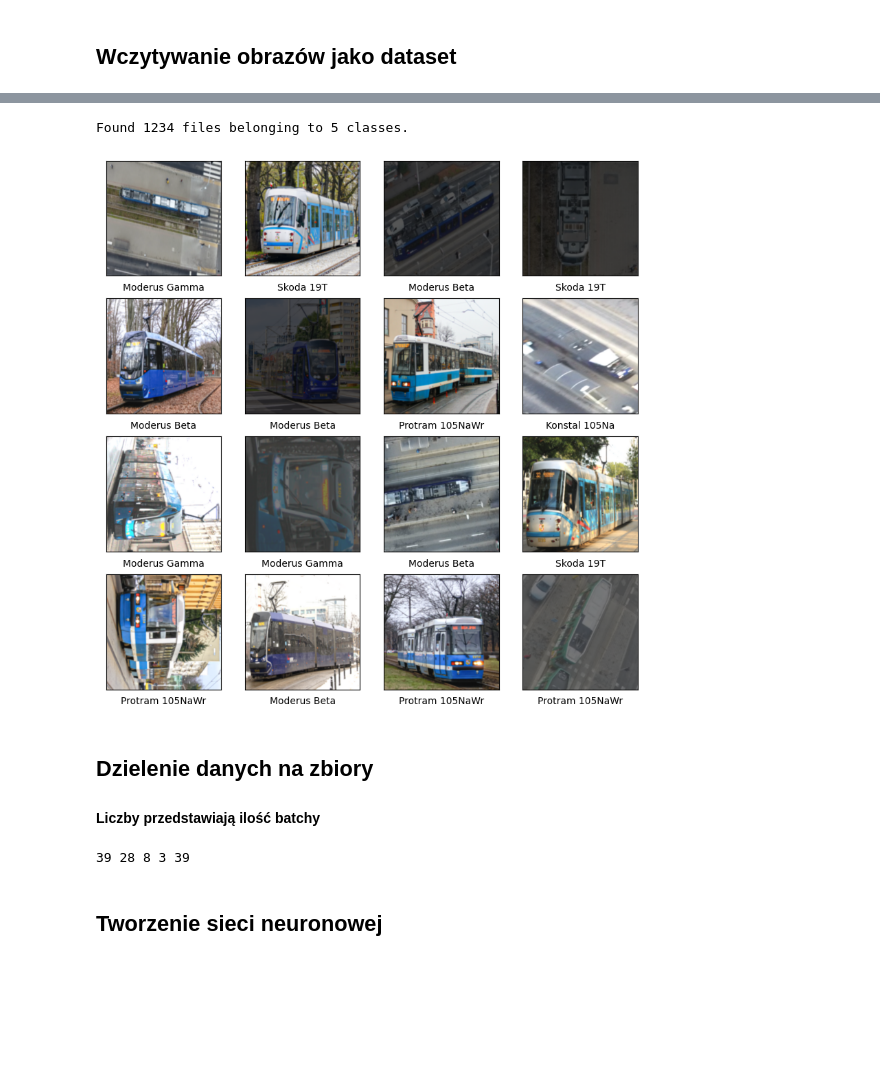
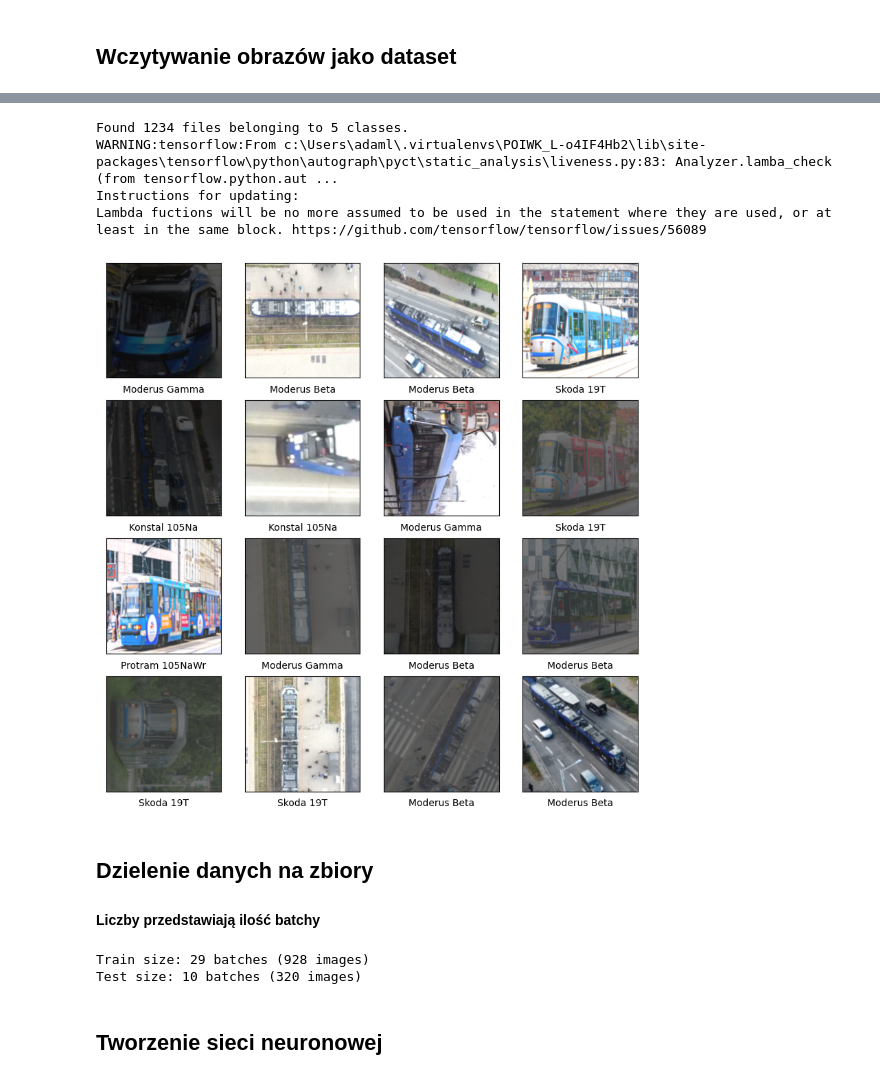
Before and after one commit to zapalke/tram-prediction, a Jupyter notebook: p_siec.ipynb, the cells around one changed output, grey strips where cells are left out. Drawn from its saved outputs; the diff is of its cells as text; code cells hidden in the pictures; blank space fills up the shorter version.

```diff
--- a/p_siec.ipynb
+++ b/p_siec.ipynb
@@ -9,10 +9,10 @@ import os
 ## Zmiana rozmaru zdjęć oraz powiększenie zbioru danych
 # %%
 root = os.getcwd()
-save_dir = "C:\\Users\\adaml\\OneDrive - Politechnika Wroclawska\\pwr\\Semestr 5\\POIWK_L\\images\\keras_train"
-print(save_dir)
-os.chdir("C:\\Users\\adaml\\OneDrive - Politechnika Wroclawska\\pwr\\Semestr 5\\POIWK_L\\filmy")
-dirs = [dir for dir in os.scandir() if os.path.isdir(dir)]
+load_dir = os.path.join(root, "images\keras_train")
+print(f"Current working directory: {root}")
+print(f"Loading images from: {load_dir}")
+dirs = [dir for dir in os.scandir(load_dir) if os.path.isdir(dir)]
 labels = [x.name for x in dirs]
 labels
 # %% [output]
@@ -136,27 +151,25 @@ def load_dataset(path,labels):
 # %%
 import tensorflow as tf
-data = tf.keras.utils.image_dataset_from_directory("C:\\Users\\adaml\\OneDrive - Politechnika Wroclawska\\pwr\\Semestr 5\\POIWK_L\\images\\keras_train",batch_size=32,shuffle=True)
+
+batch_size = 32
+data = tf.keras.utils.image_dataset_from_directory(load_dir,batch_size=batch_size,shuffle=True)
 data = data.map(lambda x, y : (x/255,y))
 data_np = data.as_numpy_iterator()
 batch = data_np.next()
 plt.rcParams["figure.figsize"] = (10,10)
 for i in range(16):
     plt.subplot(4,4,i+1)
     plt.xticks([])
     plt.yticks([])
     plt.imshow(batch[0][i],plt.cm.binary,interpolation='bicubic')
     plt.xlabel(labels[batch[1][i]])
 plt.show()
 # %% [output]
 Found 1234 files belonging to 5 classes.
+WARNING:tensorflow:From c:\Users\adaml\.virtualenvs\POIWK_L-o4IF4Hb2\lib\site-packages\tensorflow\python\autograph\pyct\static_analysis\liveness.py:83: Analyzer.lamba_check (from tensorflow.python.aut ...
+Instructions for updating:
+Lambda fuctions will be no more assumed to be used in the statement where they are used, or at least in the same block. https://github.com/tensorflow/tensorflow/issues/56089
-[figure, old version]
+[figure, new version]
 # %% [markdown]
 ## Dzielenie danych na zbiory
 #### Liczby przedstawiają ilość batchy
-# %%
-train_size = int(len(data)*0.7)+1
-val_size = int(len(data)*0.2)+1
-test_size = int(len(data)*0.1)
-print(len(data),train_size,val_size,test_size, train_size+val_size+test_size)
-# %% [output]
-39 28 8 3 39
@@ -173,3 +176,14 @@ test_data = data.skip(train_size+val_size).take(test_size)
+# %%
+data = data.shuffle(10000)
+train_size = int(0.75 * len(data))
+train_data = data.take(train_size)
+test_data = data.skip(train_size)
+
+print(f"Train size: {len(train_data)} batches ({train_size * batch_size} images)")
+print(f"Test size: {len(test_data)} batches ({(len(data) - train_size) * batch_size} images)")
+# %% [output]
+Train size: 29 batches (928 images)
+Test size: 10 batches (320 images)
 # %% [markdown]
 ## Tworzenie sieci neuronowej
 # %%
```
Also changed, not shown: parts of 12 cells of this notebook, 2 other files.
